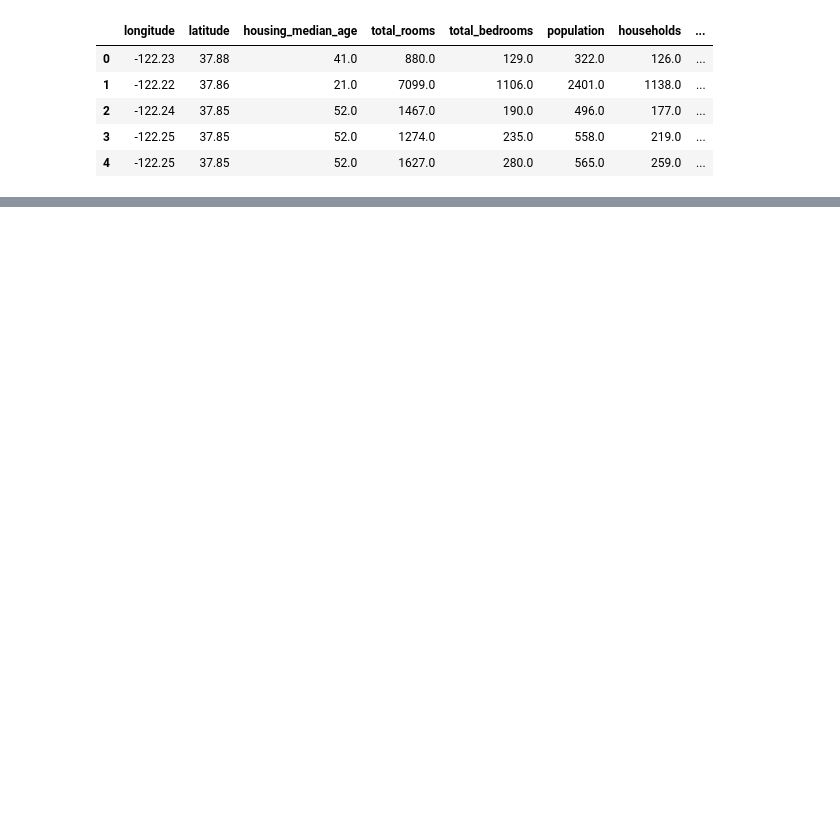
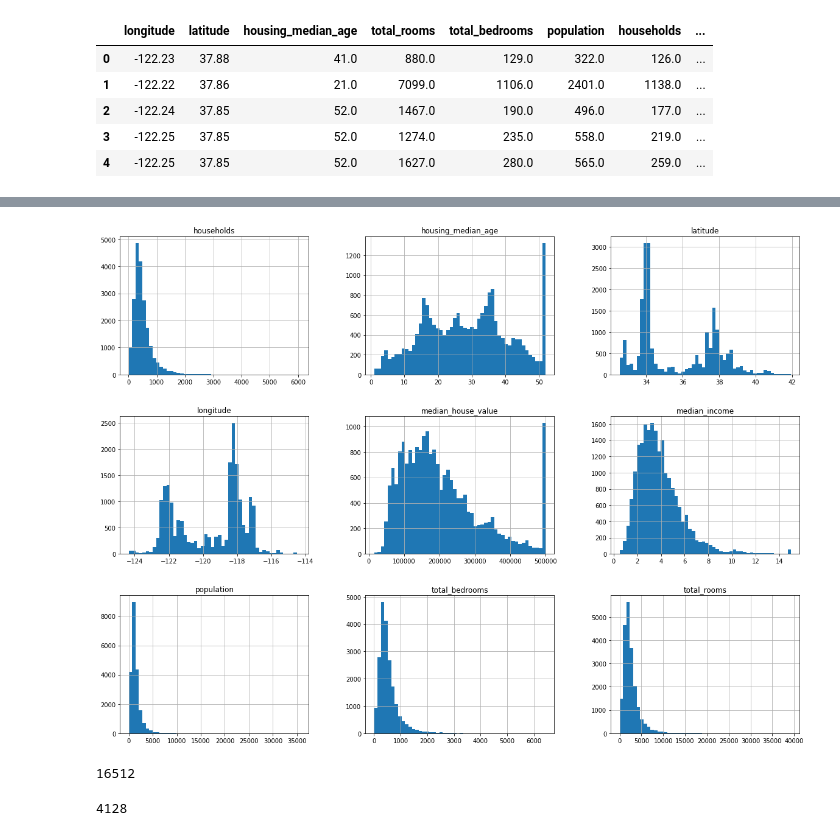
Before and after one commit to julienbonin/MachineLearningApplications, a Jupyter notebook: Chapters/Chapter2_Project1.ipynb, the cells around one changed output, grey strips where cells are left out. Saved outputs shown, nothing was run; the diff lists cells and outputs as text; code cells hidden in the pictures; blank space fills up the shorter version.

```diff
--- a/Chapters/Chapter2_Project1.ipynb
+++ b/Chapters/Chapter2_Project1.ipynb
@@ -35,0 +82,5 @@ housing.head()
+# %%
+housing.hist(bins=50, figsize=(20,15))
+plt.show()
+# %% [output]
+[figure, added]
@@ -35,0 +96,8 @@ housing.head()
+# %%
+len(train_set)
+# %% [output]
+16512
+# %%
+len(test_set)
+# %% [output]
+4128
```
Also changed, not shown: parts of 18 cells of this notebook.
